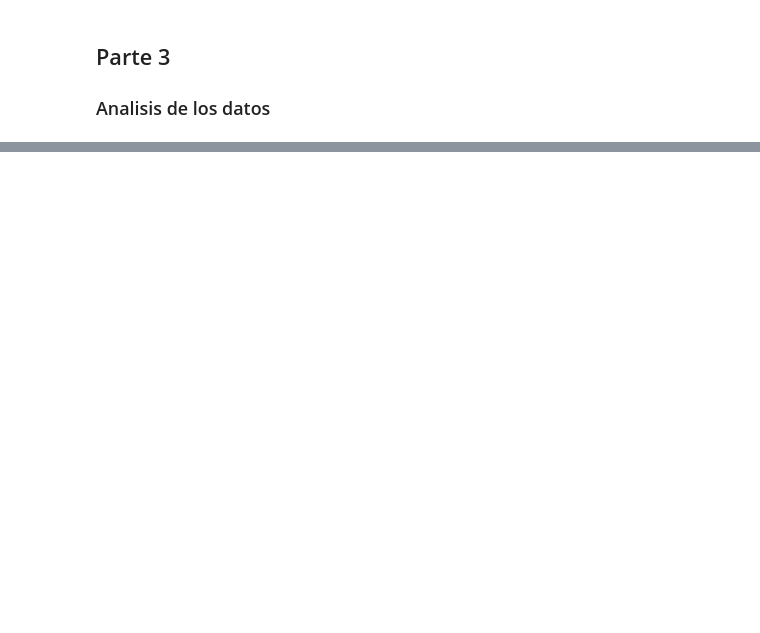
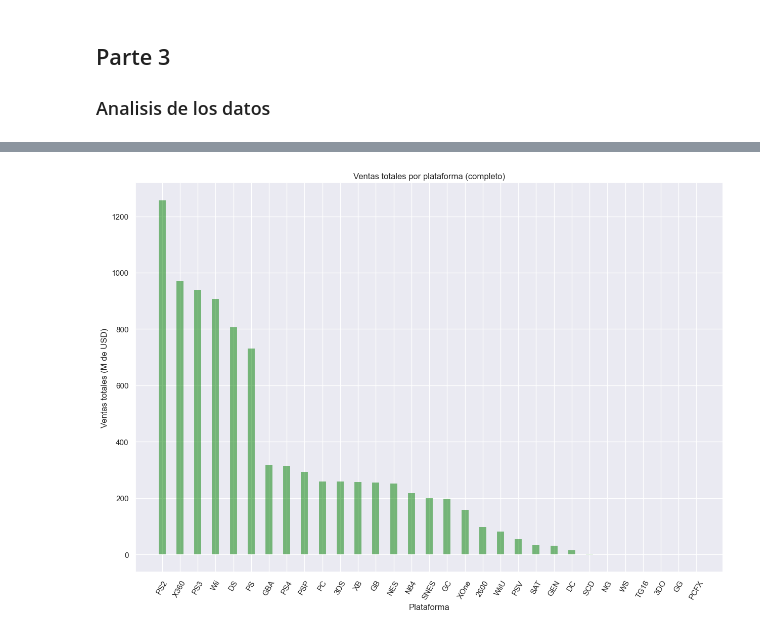
Before and after one commit to hukitan/tripleten, a Jupyter notebook: Proyectos_en_desarrollo/proyecto 6/proyecto6.ipynb, the cells around one changed output, grey strips where cells are left out. Saved outputs shown, nothing was run; the diff lists cells and outputs as text; code cells hidden in the pictures; blank space fills up the shorter version.

```diff
--- a/Proyectos_en_desarrollo/proyecto 6/proyecto6.ipynb
+++ b/Proyectos_en_desarrollo/proyecto 6/proyecto6.ipynb
@@ -174,0 +162,11 @@ plt.show()
+# %%
+fig, ax = plt.subplots(figsize=(15,10))
+ax.vlines(x=sales_per_plat.platform, ymin=0, ymax= sales_per_plat.gbl_sales, alpha=0.5, linewidth=10, color="green")
+ax.set_xticks(sales_per_plat.platform)
+ax.set_xticklabels(sales_per_plat.platform, rotation=60)
+ax.set_title("Ventas totales por plataforma (completo)")
+ax.set_xlabel("Plataforma")
+ax.set_ylabel("Ventas totales (M de USD)")
+plt.show()
+# %% [output]
+[figure, added]
```
Also changed, not shown: parts of 25 cells of this notebook.
